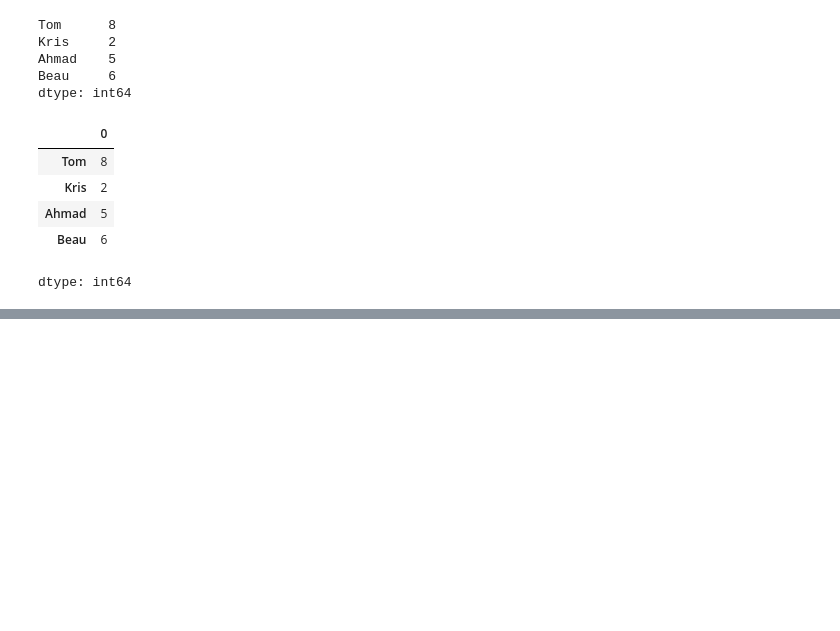
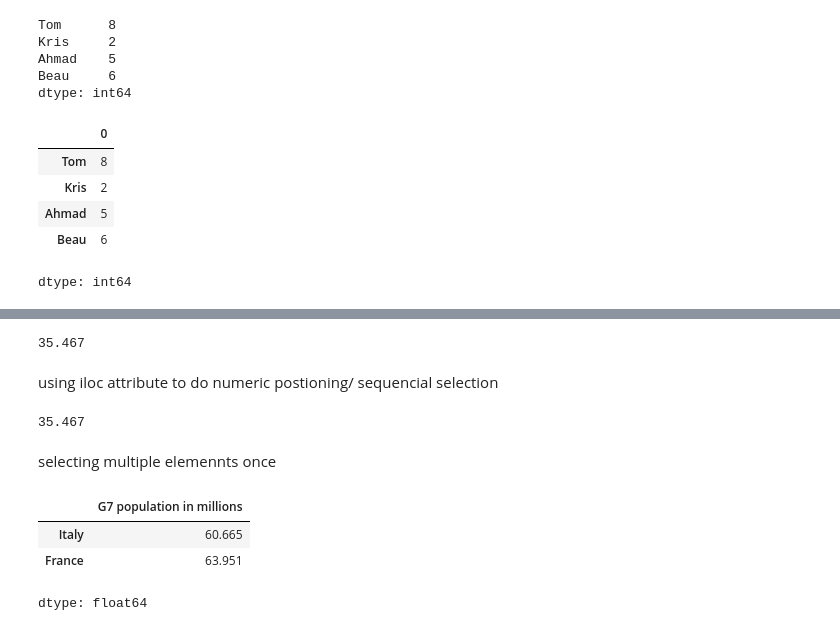
Before and after one commit to OketchOdanga/DataAnalysisWithPython, a Jupyter notebook: DataAnalysisWithPython(FreeCodecamp).ipynb, the cells around one changed output, grey strips where cells are left out. Saved outputs shown, nothing was run; the diff lists cells and outputs as text; code cells hidden in the pictures; blank space fills up the shorter version.

```diff
--- a/DataAnalysisWithPython(FreeCodecamp).ipynb
+++ b/DataAnalysisWithPython(FreeCodecamp).ipynb
@@ -227,0 +242,19 @@ dtype: int64
+# %%
+g7_pop['Canada']
+# %% [output]
+35.467
+# %% [markdown]
+using iloc attribute to do numeric postioning/ sequencial selection
+# %%
+g7_pop.iloc[0] #checking the population of canada which is the first item in the series.
+# %% [output]
+35.467
+# %% [markdown]
+selecting multiple elemennts once
+# %%
+g7_pop[['Italy', 'France']]
+# %% [output]
+|  | G7 population in millions |
+| Italy | 60.665 |
+| France | 63.951 |
+dtype: float64
```
Also changed, not shown: parts of 13 cells of this notebook.
